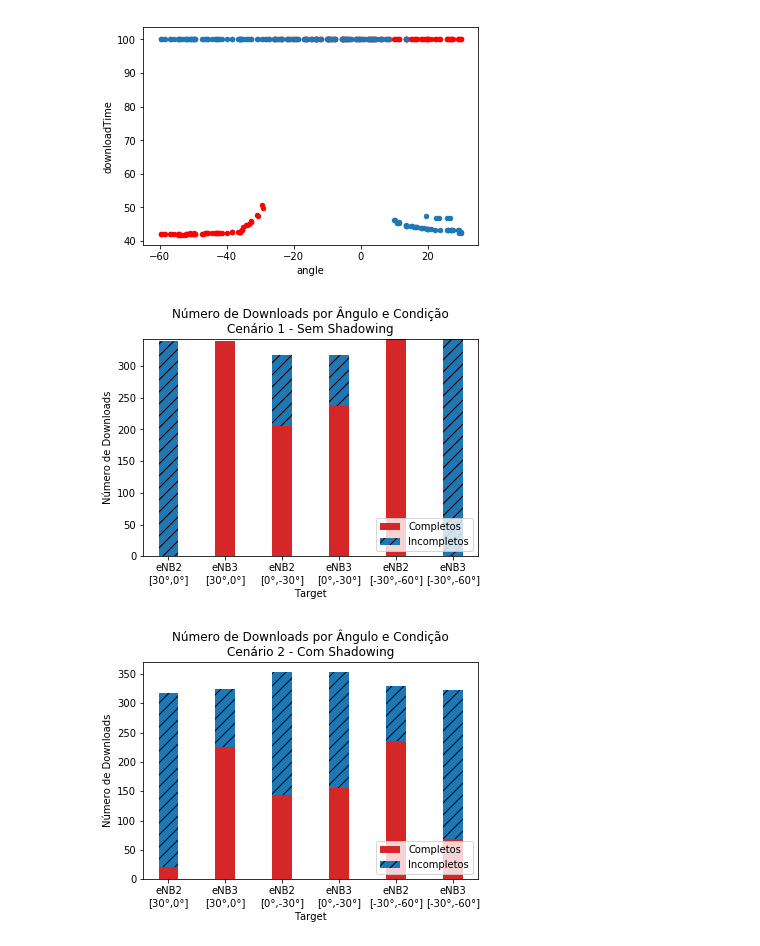
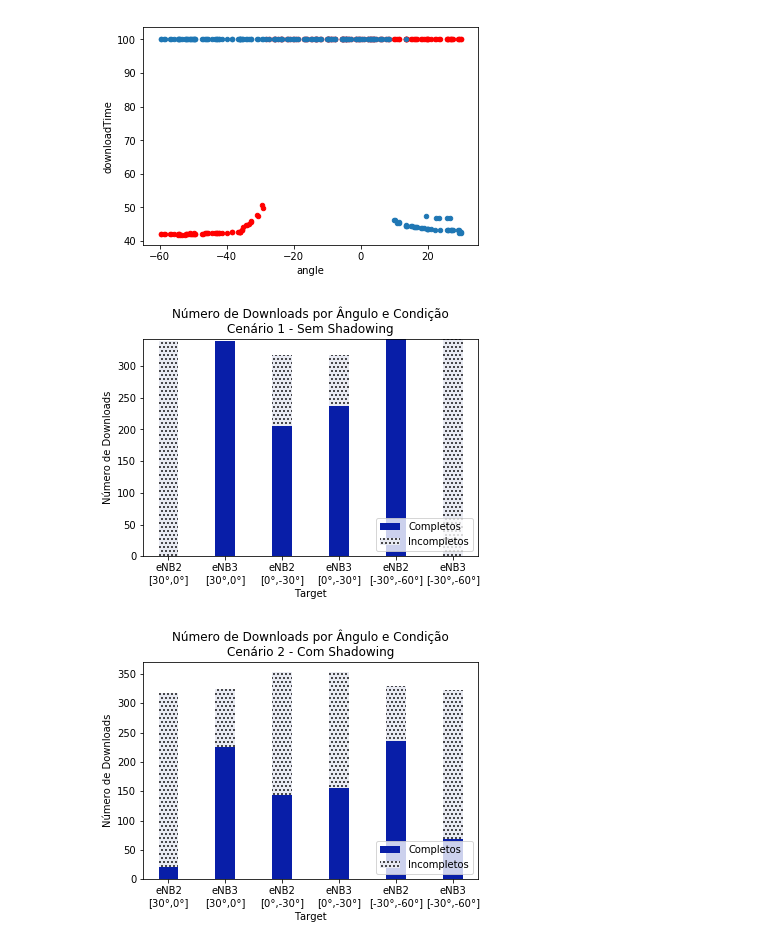
Before and after one commit to ycaroravel/CoverageHolesScenario_ns-3, a Jupyter notebook: charts.ipynb, the cells around one changed output. Cells and saved outputs as stored; diff of their text form; code cells hidden in the pictures.

```diff
--- a/charts.ipynb
+++ b/charts.ipynb
@@ -201,36 +201,36 @@ completed = (
     t2[(-30>t2.angle) & (t2.downloadTime!=100.0)].count()[0],
     t3[(-30>t3.angle) & (t3.downloadTime!=100.0)].count()[0],
 )
 
 uncompleted = (
     t2[(t2.angle>0) & (t2.downloadTime==100.0)].count()[0],
     t3[(t3.angle>0) & (t3.downloadTime==100.0)].count()[0],
 
     t2[(-30<t2.angle) & (t2.angle<0) & (t2.downloadTime==100.0)].count()[0],
     t3[(-30<t3.angle) & (t3.angle<0) & (t3.downloadTime==100.0)].count()[0],
 
     t2[(-30>t2.angle) & (t2.downloadTime==100.0)].count()[0],
     t3[(-30>t3.angle) & (t3.downloadTime==100.0)].count()[0],
 )
 
 N = 6                 # number of bars
 ind = np.arange(N)    # the x locations for the groups
 width = 0.35          # the width of the bars: can also be len(x) sequence
 
-p1 = plt.bar(ind, completed, width, color='#d62728', align='center')
-p2 = plt.bar(ind, uncompleted, width, bottom=completed, align='center', hatch="//")
+p1 = plt.bar(ind, completed, width, color='#081EA8', align='center')
+p2 = plt.bar(ind, uncompleted, width, color='#E8EAF2', bottom=completed, align='center', hatch="...")
 
 plt.ylabel('Número de Downloads')
 plt.xlabel('Target')
 
 plt.title('Número de Downloads por Ângulo e Condição\nCenário 1 - Sem Shadowing')
 plt.xticks(ind, ('eNB2\n[30°,0°]', 'eNB3\n[30°,0°]', 'eNB2\n[0°,-30°]', 'eNB3\n[0°,-30°]', 'eNB2\n[-30°,-60°]','eNB3\n[-30°,-60°]'))
 #plt.yticks(np.arange(0, 81, 10))
 plt.legend((p1[0], p2[0]), ('Completos', 'Incompletos'), loc=4)
 
 plt.show()
 # %% [output]
-[figure, old version]
+[figure, new version]
 # %%
 t2 = pd.read_csv('resultados/t2_OhBuildings_ComShadowing_Modificado', delimiter='\t')
 t3 = pd.read_csv('resultados/t3_OhBuildings_ComShadowing_Modificado', delimiter='\t')
@@ -293,8 +293,8 @@ N = 6                 # number of bars
 ind = np.arange(N)    # the x locations for the groups
 width = 0.35          # the width of the bars: can also be len(x) sequence
 
-p1 = plt.bar(ind, completed, width, color='#d62728', align='center')
-p2 = plt.bar(ind, uncompleted, width, bottom=completed, align='center', hatch="//")
+p1 = plt.bar(ind, completed, width, color='#081EA8', align='center')
+p2 = plt.bar(ind, uncompleted, width, color='#E8EAF2', bottom=completed, align='center', hatch="...")
 
 plt.ylabel('Número de Downloads')
 plt.xlabel('Target')
@@ -306,4 +306,4 @@ plt.legend((p1[0], p2[0]), ('Completos', 'Incompletos'), loc=4)
 
 plt.show()
 # %% [output]
-[figure, old version]
+[figure, new version]
```
Also changed, not shown: 4 other files.
